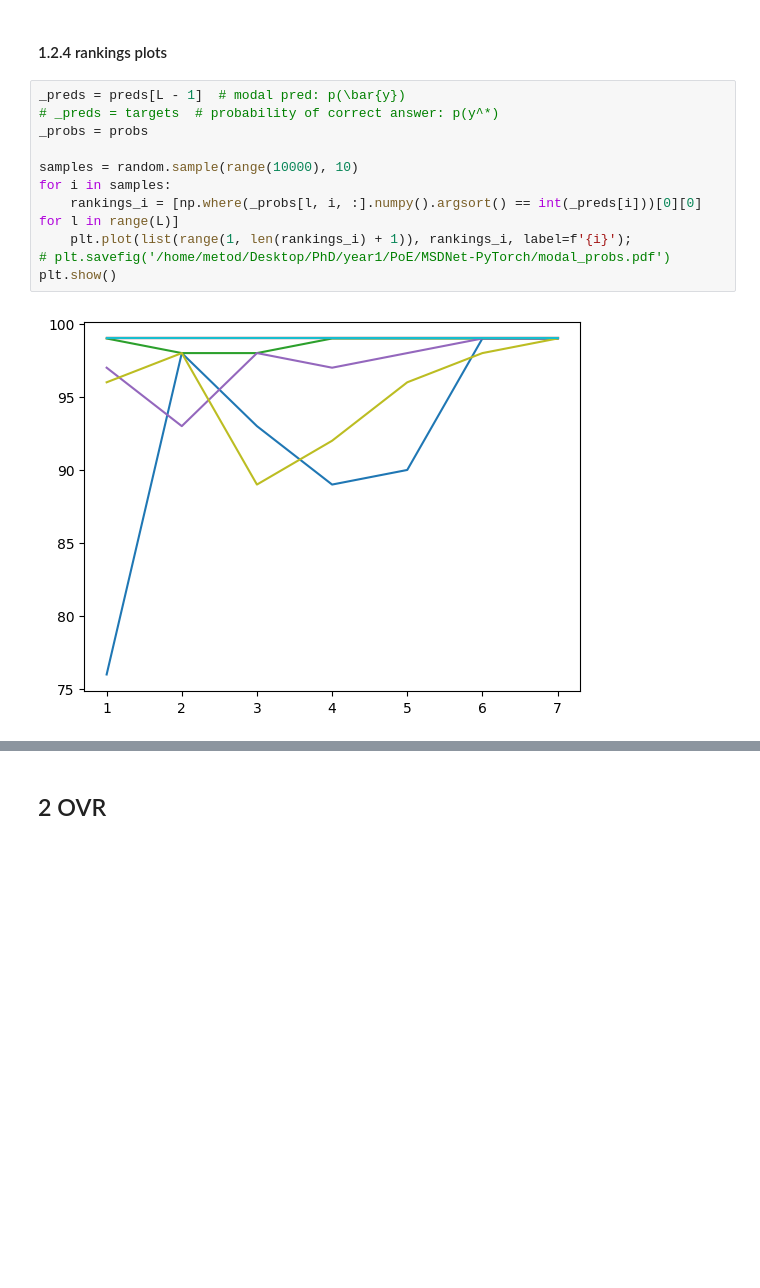
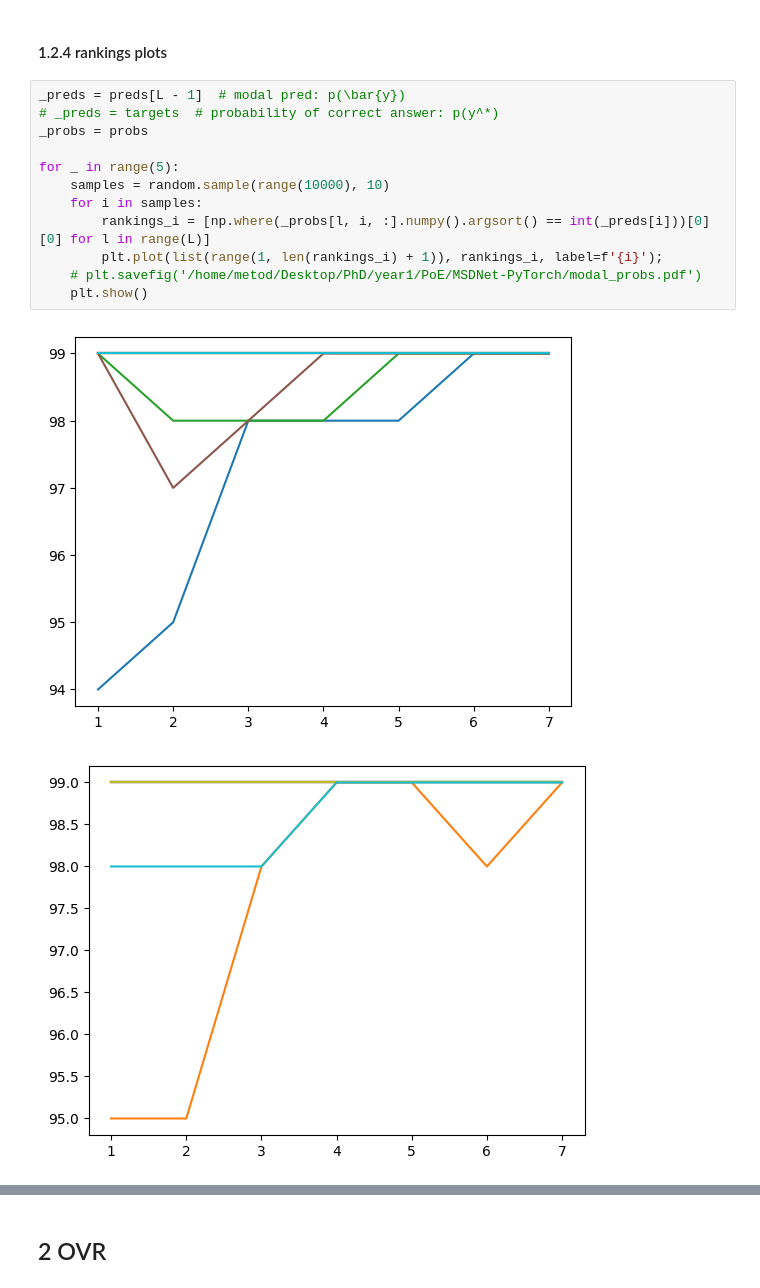
Before and after one commit to metodj/MSDNet-PyTorch, a Jupyter notebook: modal_probs.ipynb, the cells around one changed output, grey strips where cells are left out. Drawn from its saved outputs; the diff is of its cells as text; blank space fills up the shorter version.

```diff
--- a/modal_probs.ipynb
+++ b/modal_probs.ipynb
@@ -245,13 +253,15 @@ for _ in range(5):
 # %%
 _preds = preds[L - 1]  # modal pred: p(\bar{y})
 # _preds = targets  # probability of correct answer: p(y^*)
 _probs = probs
 
-samples = random.sample(range(10000), 10)
-for i in samples:
-    rankings_i = [np.where(_probs[l, i, :].numpy().argsort() == int(_preds[i]))[0][0] for l in range(L)]
-    plt.plot(list(range(1, len(rankings_i) + 1)), rankings_i, label=f'{i}');
-# plt.savefig('/home/metod/Desktop/PhD/year1/PoE/MSDNet-PyTorch/modal_probs.pdf')
-plt.show()
+for _ in range(5):
+    samples = random.sample(range(10000), 10)
+    for i in samples:
+        rankings_i = [np.where(_probs[l, i, :].numpy().argsort() == int(_preds[i]))[0][0] for l in range(L)]
+        plt.plot(list(range(1, len(rankings_i) + 1)), rankings_i, label=f'{i}');
+    # plt.savefig('/home/metod/Desktop/PhD/year1/PoE/MSDNet-PyTorch/modal_probs.pdf')
+    plt.show()
 # %% [output]
-[figure, old version]
+[figure, new version]
+[figure, added]
```
Also changed, not shown: parts of 32 cells of this notebook.
